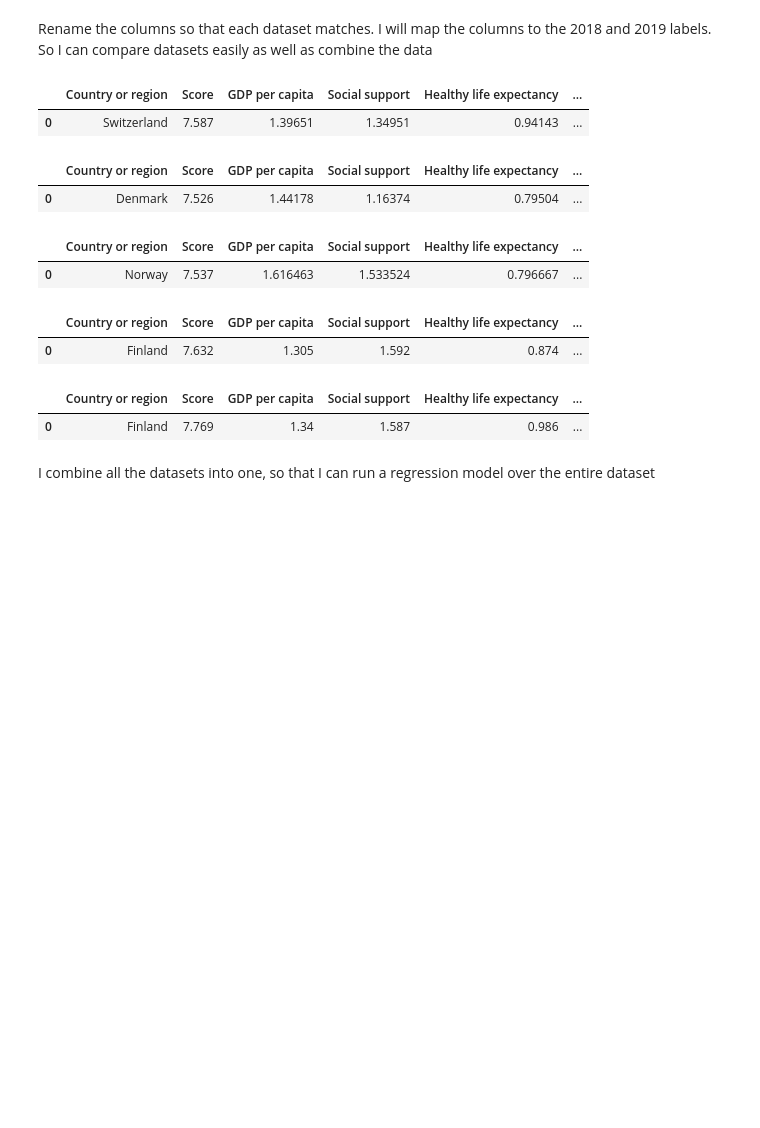
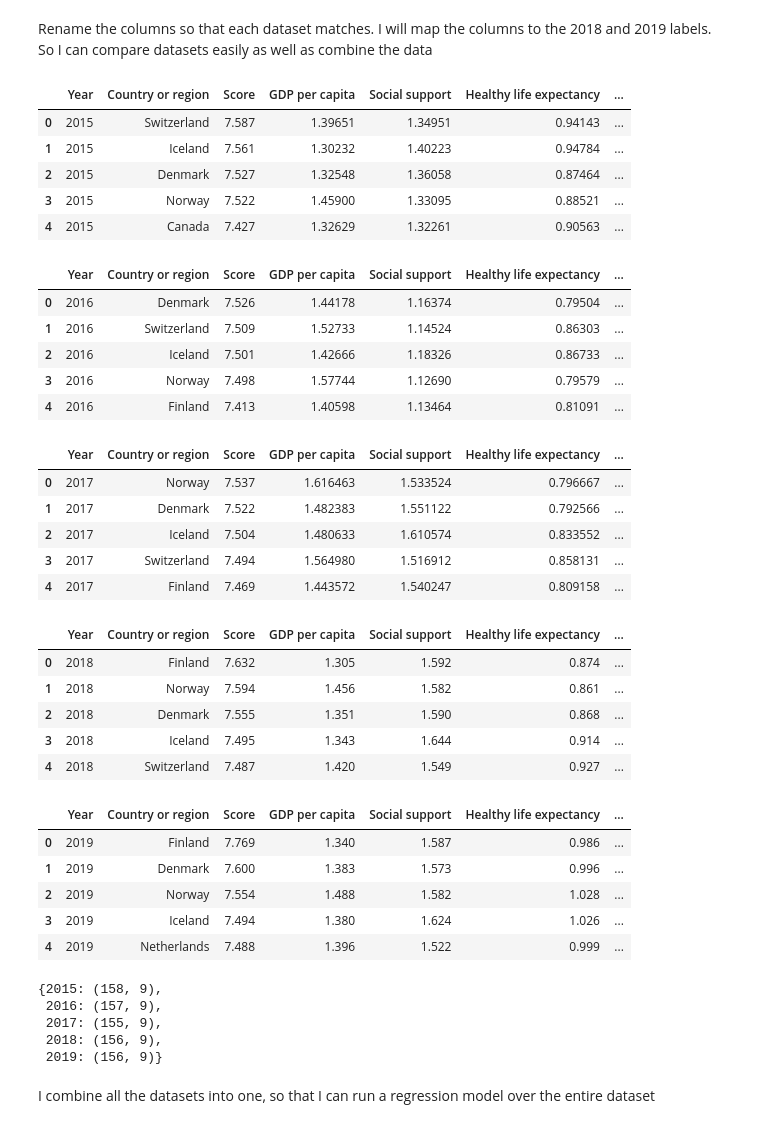
Before and after one commit to PhilSeim3/DataScienceBlog, a Jupyter notebook: Data Science Blog Workings - Happiness Index.ipynb, the cells around one changed output. Drawn from its saved outputs; the diff is of its cells as text; code cells hidden in the pictures; blank space fills up the shorter version.

```diff
--- a/Data Science Blog Workings - Happiness Index.ipynb
+++ b/Data Science Blog Workings - Happiness Index.ipynb
@@ -74,0 +91,12 @@ display(df_2019.shape)
+# %%
+# Create a function to go through the shape (rows and columns) of each dataframe in the list.
+# I ve created a dictionary to see the value for each year
+
+def df_loop_shape(dfs):
+    ''' This function goes through each of the dataframes in the list and  provides the shape (rows and columns)'''
+    dict = {}
+    for df in dfs:
+        dict[df.iloc[0,0]] = df.shape
+    display(dict)
+
+df_loop_shape(dfs)
@@ -248,0 +215,6 @@ df_2018_clean.fillna(df_2018_clean.mean())
+# %%
+dfs[3].fillna(dfs[3].mean(), inplace=True)
+
+# Check all missing values have been imputed
+for df in dfs:
+    print(df.isna().sum().sum())
@@ -249,47 +227,69 @@ df_2018_clean.fillna(df_2018_clean.mean())
 # %% [markdown]
 Rename the columns so that each dataset matches. I will map the columns to the 2018 and 2019 labels. So I can compare datasets easily as well as combine the data
 # %%
-df_2015_clean.rename(columns={'Country': 'Country or region',
+dfs[0].rename(columns={'Country': 'Country or region',
                               'Happiness Score': 'Score',
                               'Economy (GDP per Capita)': 'GDP per capita',
                               'Family': 'Social support',
                               'Health (Life Expectancy)': 'Healthy life expectancy',
                               'Freedom': 'Freedom to make life choices',
                               'Trust (Government Corruption)': 'Perceptions of corruption'
                              }, inplace=True)
 
-df_2016_clean.rename(columns={'Country': 'Country or region',
+dfs[1].rename(columns={'Country': 'Country or region',
                               'Happiness Score': 'Score',
                               'Economy (GDP per Capita)': 'GDP per capita',
                               'Family': 'Social support',
                               'Health (Life Expectancy)': 'Healthy life expectancy',
                               'Freedom': 'Freedom to make life choices',
                               'Trust (Government Corruption)': 'Perceptions of corruption'
                              }, inplace=True)
 
-df_2017_clean = df_2017_clean.rename(columns={'Country': 'Country or region',
+dfs[2] = dfs[2].rename(columns={'Country': 'Country or region',
                               'Happiness.Score': 'Score',
                               'Economy..GDP.per.Capita.': 'GDP per capita',
                               'Family': 'Social support',
                               'Health..Life.Expectancy.': 'Healthy life expectancy',
                               'Freedom': 'Freedom to make life choices',
                               'Trust..Government.Corruption.': 'Perceptions of corruption'
                              })
 
-
-display(df_2015_clean.head(1))
-display(df_2016_clean.head(1))
-display(df_2017_clean.head(1))
-display(df_2018_clean.head(1))
-display(df_2019_clean.head(1))
+#Check that data has been cleaned and columns are standardised. Check shape
+df_loop_head(dfs)
+df_loop_shape(dfs)
 # %% [output]
-|  | Country or region | Score | GDP per capita | Social support | Healthy life expectancy | ... |
-| 0 | Switzerland | 7.587 | 1.39651 | 1.34951 | 0.94143 | ... |
+|  | Year | Country or region | Score | GDP per capita | Social support | Healthy life expectancy | ... |
+| 0 | 2015 | Switzerland | 7.587 | 1.39651 | 1.34951 | 0.94143 | ... |
+| 1 | 2015 | Iceland | 7.561 | 1.30232 | 1.40223 | 0.94784 | ... |
+| 2 | 2015 | Denmark | 7.527 | 1.32548 | 1.36058 | 0.87464 | ... |
+| 3 | 2015 | Norway | 7.522 | 1.45900 | 1.33095 | 0.88521 | ... |
+| 4 | 2015 | Canada | 7.427 | 1.32629 | 1.32261 | 0.90563 | ... |
-|  | Country or region | Score | GDP per capita | Social support | Healthy life expectancy | ... |
-| 0 | Denmark | 7.526 | 1.44178 | 1.16374 | 0.79504 | ... |
+|  | Year | Country or region | Score | GDP per capita | Social support | Healthy life expectancy | ... |
+| 0 | 2016 | Denmark | 7.526 | 1.44178 | 1.16374 | 0.79504 | ... |
+| 1 | 2016 | Switzerland | 7.509 | 1.52733 | 1.14524 | 0.86303 | ... |
+| 2 | 2016 | Iceland | 7.501 | 1.42666 | 1.18326 | 0.86733 | ... |
+| 3 | 2016 | Norway | 7.498 | 1.57744 | 1.12690 | 0.79579 | ... |
+| 4 | 2016 | Finland | 7.413 | 1.40598 | 1.13464 | 0.81091 | ... |
-|  | Country or region | Score | GDP per capita | Social support | Healthy life expectancy | ... |
-| 0 | Norway | 7.537 | 1.616463 | 1.533524 | 0.796667 | ... |
+|  | Year | Country or region | Score | GDP per capita | Social support | Healthy life expectancy | ... |
+| 0 | 2017 | Norway | 7.537 | 1.616463 | 1.533524 | 0.796667 | ... |
+| 1 | 2017 | Denmark | 7.522 | 1.482383 | 1.551122 | 0.792566 | ... |
+| 2 | 2017 | Iceland | 7.504 | 1.480633 | 1.610574 | 0.833552 | ... |
+| 3 | 2017 | Switzerland | 7.494 | 1.564980 | 1.516912 | 0.858131 | ... |
+| 4 | 2017 | Finland | 7.469 | 1.443572 | 1.540247 | 0.809158 | ... |
-|  | Country or region | Score | GDP per capita | Social support | Healthy life expectancy | ... |
-| 0 | Finland | 7.632 | 1.305 | 1.592 | 0.874 | ... |
+|  | Year | Country or region | Score | GDP per capita | Social support | Healthy life expectancy | ... |
+| 0 | 2018 | Finland | 7.632 | 1.305 | 1.592 | 0.874 | ... |
+| 1 | 2018 | Norway | 7.594 | 1.456 | 1.582 | 0.861 | ... |
+| 2 | 2018 | Denmark | 7.555 | 1.351 | 1.590 | 0.868 | ... |
+| 3 | 2018 | Iceland | 7.495 | 1.343 | 1.644 | 0.914 | ... |
+| 4 | 2018 | Switzerland | 7.487 | 1.420 | 1.549 | 0.927 | ... |
-|  | Country or region | Score | GDP per capita | Social support | Healthy life expectancy | ... |
-| 0 | Finland | 7.769 | 1.34 | 1.587 | 0.986 | ... |
+|  | Year | Country or region | Score | GDP per capita | Social support | Healthy life expectancy | ... |
+| 0 | 2019 | Finland | 7.769 | 1.340 | 1.587 | 0.986 | ... |
+| 1 | 2019 | Denmark | 7.600 | 1.383 | 1.573 | 0.996 | ... |
+| 2 | 2019 | Norway | 7.554 | 1.488 | 1.582 | 1.028 | ... |
+| 3 | 2019 | Iceland | 7.494 | 1.380 | 1.624 | 1.026 | ... |
+| 4 | 2019 | Netherlands | 7.488 | 1.396 | 1.522 | 0.999 | ... |
+{2015: (158, 9),
+ 2016: (157, 9),
+ 2017: (155, 9),
+ 2018: (156, 9),
+ 2019: (156, 9)}
```
Also changed, not shown: parts of 55 cells of this notebook.
